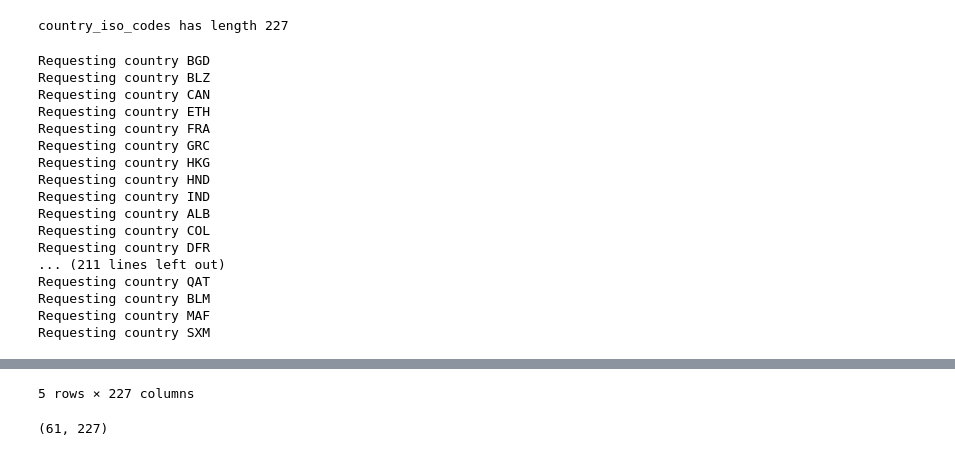
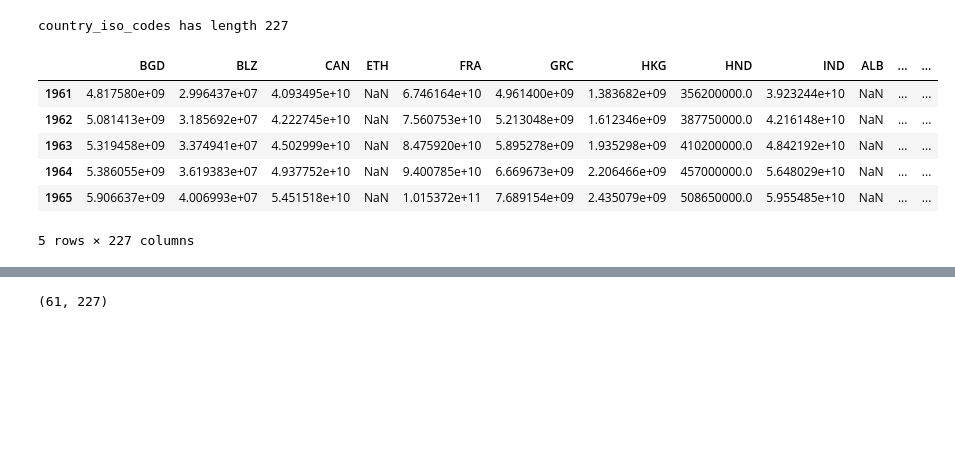
Before and after one commit to FreshJonas/Nat_Disasters_vs_GDP, a Jupyter notebook: 01_obtaining_data.ipynb, the cells around one changed output, grey strips where cells are left out. Saved outputs shown, nothing was run; the diff lists cells and outputs as text; code cells hidden in the pictures; blank space fills up the shorter version.

```diff
--- a/01_obtaining_data.ipynb
+++ b/01_obtaining_data.ipynb
@@ -443,7 +443,8 @@ couch
 Create database. Only lowercase characters are allowed.
 # %%
 # Create a new database:
-db = couch.create('nat_disasters_vs_gdp')
+db_gdp = couch.create('gdp')
+db_nat = couch.create('natural_disasters')
 # %% [markdown]
 Source:
 https://couchdb-python.readthedocs.io/en/latest/
@@ -486,53 +487,42 @@ if not exists('data/country_gdps.csv'):
 
     # Iterate over iso codes and obtaining all gdp values for these countries
     for iso in country_iso_codes:
-        print(f"Requesting country {iso}")
         try:
             url = f'https://api.worldbank.org/v2/country/{iso}/indicator/NY.GDP.MKTP.CD?per_page=62'
             response = requests.get(url)
 
             root = ET.fromstring(response.content)
             for entry in root:
                 # Save to csv
                 gdp_val = entry.find('{http://www.worldbank.org}value').text
                 y = entry.find('{http://www.worldbank.org}date').text
                 y = int(y)
                 country_gpds_df[iso].loc[y] = gdp_val
 
                 # Map to object and store in DB:
                 gdp = GDP(iso_country=iso, year=y, gdp_value=gdp_val)
-                gdp.store(db)
+                gdp.store(db_gdp)
 
         except:
             # Collecting list of iso codes the worldbank api does not list
             error_isos.append(iso)
 
     # Save to file
     error_df = pd.DataFrame(error_isos)
     error_df.to_csv('data/worldbank_iso_erros.csv')
     country_gpds_df.to_csv('data/country_gdps.csv')
 
 else:
     country_gpds_df = pd.read_csv('data/country_gdps.csv', index_col=0)
     error_df = pd.read_csv('data/worldbank_iso_erros.csv', index_col=0)
     error_isos = error_df['0'].to_list()
 
 country_gpds_df.head()
 # %% [output]
+|  | BGD | BLZ | CAN | ETH | FRA | GRC | HKG | HND | IND | ALB | ... | ... |
+| 1961 | 4.817580e+09 | 2.996437e+07 | 4.093495e+10 | NaN | 6.746164e+10 | 4.961400e+09 | 1.383682e+09 | 356200000.0 | 3.923244e+10 | NaN | ... | ... |
+| 1962 | 5.081413e+09 | 3.185692e+07 | 4.222745e+10 | NaN | 7.560753e+10 | 5.213048e+09 | 1.612346e+09 | 387750000.0 | 4.216148e+10 | NaN | ... | ... |
+| 1963 | 5.319458e+09 | 3.374941e+07 | 4.502999e+10 | NaN | 8.475920e+10 | 5.895278e+09 | 1.935298e+09 | 410200000.0 | 4.842192e+10 | NaN | ... | ... |
+| 1964 | 5.386055e+09 | 3.619383e+07 | 4.937752e+10 | NaN | 9.400785e+10 | 6.669673e+09 | 2.206466e+09 | 457000000.0 | 5.648029e+10 | NaN | ... | ... |
+| 1965 | 5.906637e+09 | 4.006993e+07 | 5.451518e+10 | NaN | 1.015372e+11 | 7.689154e+09 | 2.435079e+09 | 508650000.0 | 5.955485e+10 | NaN | ... | ... |
-Requesting country BGD
-Requesting country BLZ
-Requesting country CAN
-Requesting country ETH
-Requesting country FRA
-Requesting country GRC
-Requesting country HKG
-Requesting country HND
-Requesting country IND
-Requesting country ALB
-Requesting country COL
-Requesting country DFR
-... (211 lines left out)
-Requesting country QAT
-Requesting country BLM
-Requesting country MAF
-Requesting country SXM
+5 rows × 227 columns
@@ -545,4 +529,3 @@ Requesting country SXM
-5 rows × 227 columns
 # %%
 country_gpds_df.shape
 # %% [output]
```
Also changed, not shown: parts of 10 cells of this notebook.
